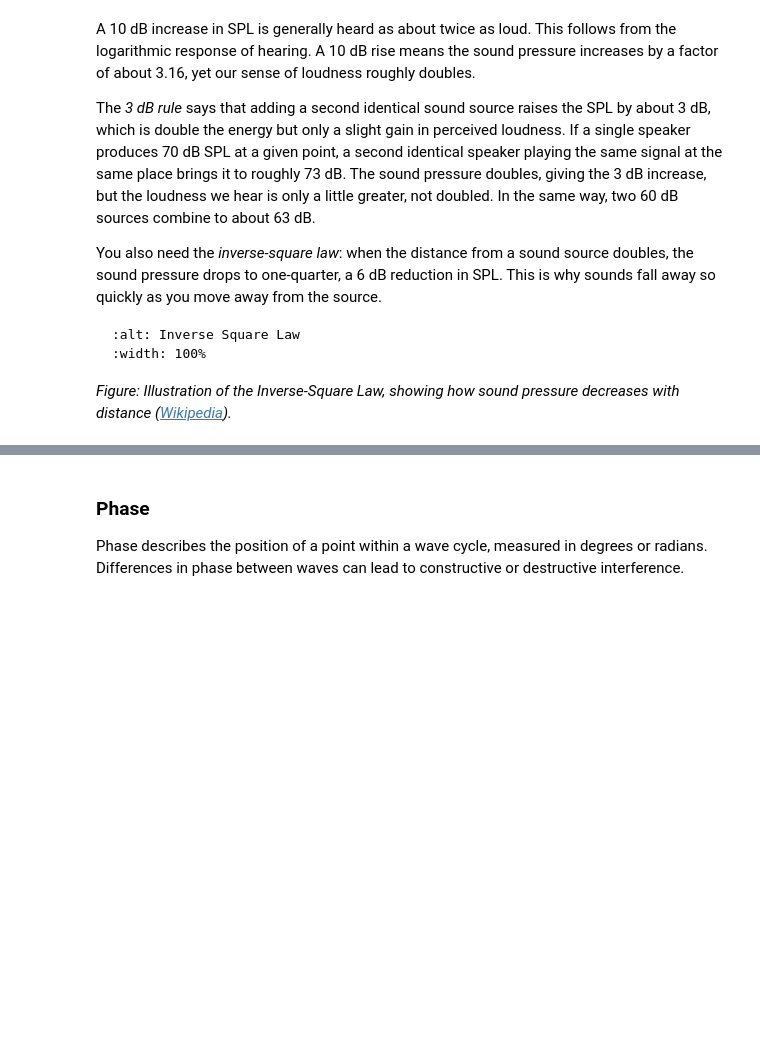
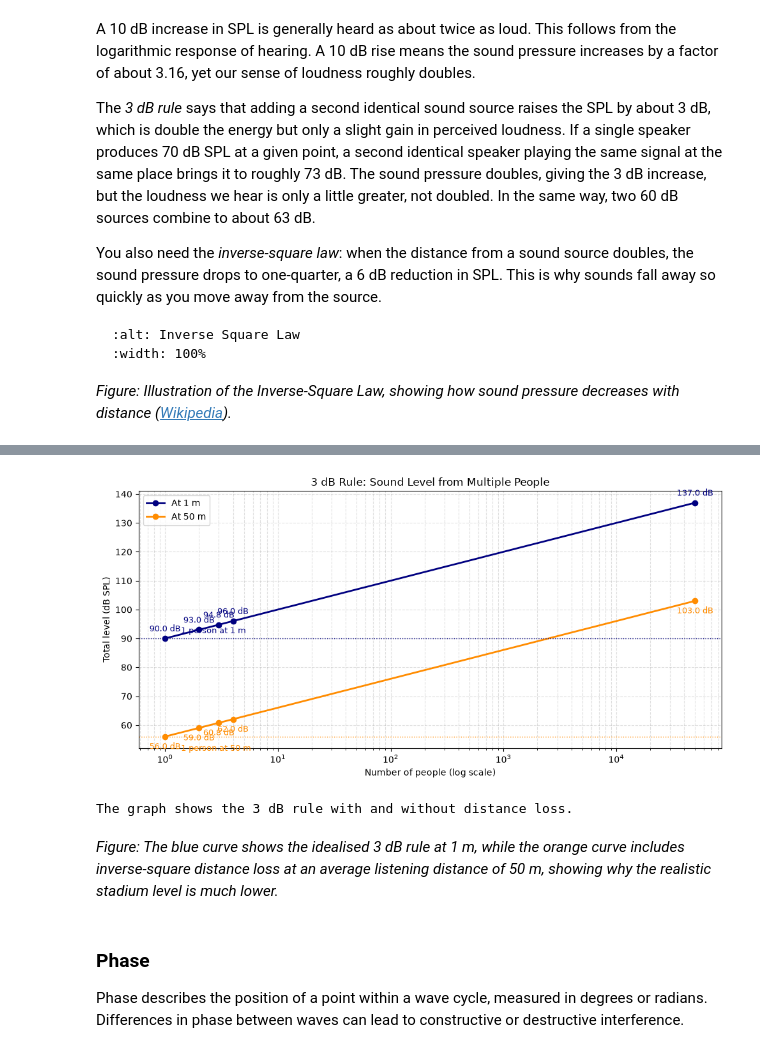
Before and after one commit to fourMs/sensingsoundandmusic, a Jupyter notebook: book/acoustics.ipynb, the cells around one changed output, grey strips where cells are left out. Drawn from its saved outputs; the diff is of its cells as text; code cells hidden in the pictures; blank space fills up the shorter version.

```diff
--- a/book/acoustics.ipynb
+++ b/book/acoustics.ipynb
@@ -279,3 +293,77 @@ You also need the *inverse-square law*: when the distance from a sound source do
+# %%
+# 3 dB rule example: one shouter, two shouters, and a full stadium
+import numpy as np
+import matplotlib.pyplot as plt
+
+L1_1m = 90.0  # dB SPL at 1 m for one strong shout (example value)
+r = 50.0  # average distance to listener/mic in meters
+L1_at_r = L1_1m - 20 * np.log10(r)
+
+N_values = np.array([1, 2, 3, 4, 50000])
+L_total_values = L1_1m + 10 * np.log10(N_values)
+L_realistic_values = L1_at_r + 10 * np.log10(N_values)
+
+plt.figure(figsize=(10, 5))
+plt.semilogx(N_values, L_total_values, marker='o', linewidth=2, color='navy', label='At 1 m')
+plt.semilogx(N_values, L_realistic_values, marker='o', linewidth=2, color='darkorange', label=f'At {r:.0f} m')
+plt.title('3 dB Rule: Sound Level from Multiple People')
+plt.xlabel('Number of people (log scale)')
+plt.ylabel('Total level (dB SPL)')
+plt.grid(True, which='both', linestyle='--', alpha=0.4)
+
+for N, L_total in zip(N_values, L_total_values):
+    plt.annotate(
+        f'{L_total:.1f} dB',
+        (N, L_total),
+        textcoords='offset points',
+        xytext=(0, 8),
+        ha='center',
+        fontsize=9,
+        color='navy',
+    )
+
+for N, L_total in zip(N_values, L_realistic_values):
+    plt.annotate(
+        f'{L_total:.1f} dB',
+        (N, L_total),
+        textcoords='offset points',
+        xytext=(0, -14),
+        ha='center',
+        fontsize=9,
+        color='darkorange',
+    )
+
+plt.axhline(L1_1m, color='navy', linestyle=':', linewidth=1)
+plt.axhline(L1_at_r, color='darkorange', linestyle=':', linewidth=1)
+plt.annotate(
+    '1 person at 1 m',
+    (1, L1_1m),
+    textcoords='offset points',
+    xytext=(18, 6),
+    ha='left',
+    fontsize=9,
+    color='navy',
+)
+plt.annotate(
+    f'1 person at {r:.0f} m',
+    (1, L1_at_r),
+    textcoords='offset points',
+    xytext=(18, -16),
+    ha='left',
+    fontsize=9,
+    color='darkorange',
+)
+
+plt.legend()
+plt.tight_layout()
+plt.show()
+
+print('The graph shows the 3 dB rule with and without distance loss.')
+# %% [output]
+[figure, added]
+The graph shows the 3 dB rule with and without distance loss.
+# %% [markdown]
+*Figure: The blue curve shows the idealised 3 dB rule at 1 m, while the orange curve includes inverse-square distance loss at an average listening distance of 50 m, showing why the realistic stadium level is much lower.*
 # %% [markdown]
 ### Phase
 
```
Also changed, not shown: parts of 20 cells of this notebook.
